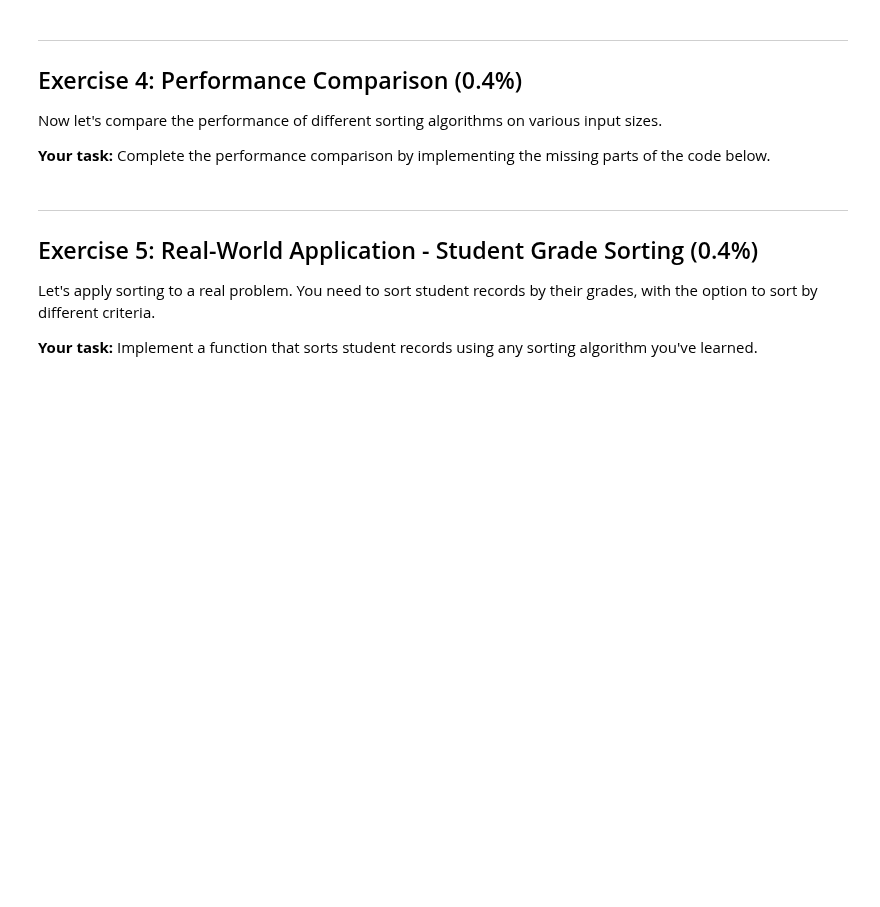
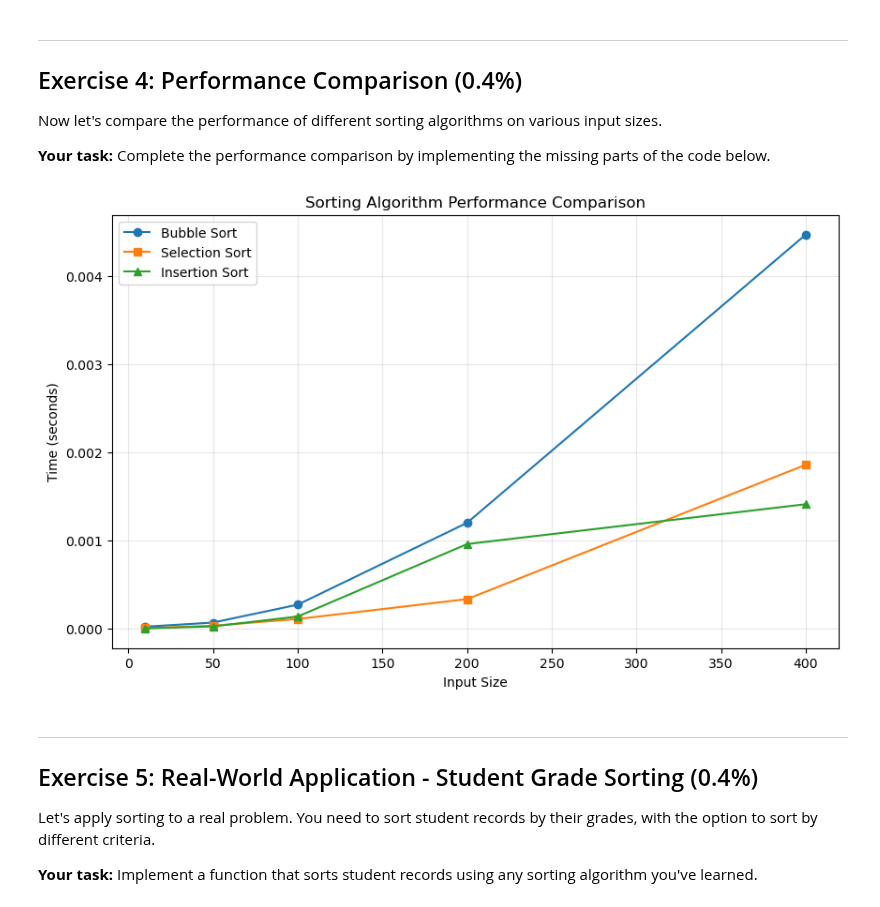
Before and after one commit to noellesanvictores-byte/CHEM274B, a Jupyter notebook: colab_lab1_noellesanvictores.ipynb, the cells around one changed output. Drawn from its saved outputs; the diff is of its cells as text; code cells hidden in the pictures; blank space fills up the shorter version.

Commit message:
added solution 4 and edited 2 to coincide with while instead of for loop

```diff
--- a/colab_lab1_noellesanvictores.ipynb
+++ b/colab_lab1_noellesanvictores.ipynb
@@ -206,13 +206,14 @@ def insertion_sort(lst):
     n = len(lst)
 
     for i in range(1, n):
+        key = lst[i]
+        j = i - 1
 
-        for j in range(i, 0, -1):
-            if lst[j] < lst[j - 1]:
-                lst[j], lst[j-1] = lst[j- 1], lst[j]
+        while j >= 0 and lst[j] > key:
+            lst[j + 1] = lst[j]
+            j -= 1
 
-            else:
-                break
+        lst[j + 1] = key
 
     pass
 
@@ -336,33 +337,39 @@ def compare_sorting_algorithms(sizes=[10, 50, 100, 200, 400]):
 
     for size in sizes:
         # Generate a random list for testing
         test_list = generate_random_list(size)
 
         # TODO: Time each sorting algorithm on the same list
         # Use the time_sort helper function defined earlier
 
         # YOUR CODE HERE
         # Hint: results['bubble'].append(time_sort(bubble_sort, test_list))
 
+        results['bubble'].append(time_sort(bubble_sort, test_list.copy()))
+        results['selection'].append(time_sort(selection_sort, test_list.copy()))
+        results['insertion'].append(time_sort(insertion_sort, test_list.copy()))
+
         pass
 
     return results, sizes
 
 # Run the comparison
 results, sizes = compare_sorting_algorithms()
 
 # Visualize the results
 if results['bubble']:  # Check if results were collected
     plt.figure(figsize=(10, 6))
     plt.plot(sizes, results['bubble'], 'o-', label='Bubble Sort')
     plt.plot(sizes, results['selection'], 's-', label='Selection Sort')
     plt.plot(sizes, results['insertion'], '^-', label='Insertion Sort')
     plt.xlabel('Input Size')
     plt.ylabel('Time (seconds)')
     plt.title('Sorting Algorithm Performance Comparison')
     plt.legend()
     plt.grid(True, alpha=0.3)
     plt.show()
+# %% [output]
+[figure, added]
 # %% [markdown]
 ---
 ## Exercise 5: Real-World Application - Student Grade Sorting (0.4%)
```
